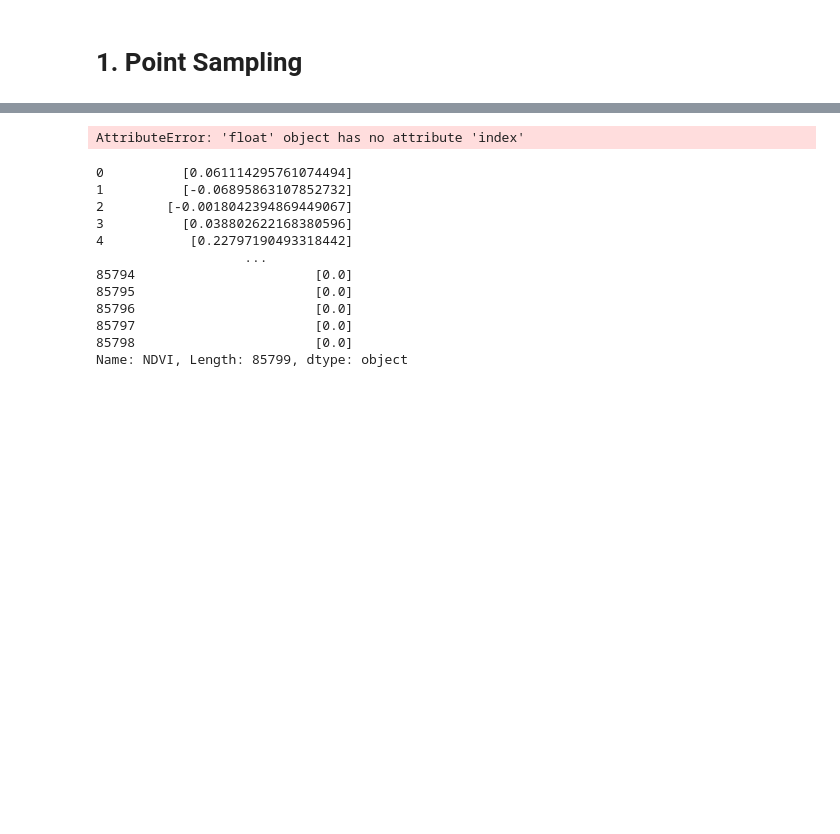
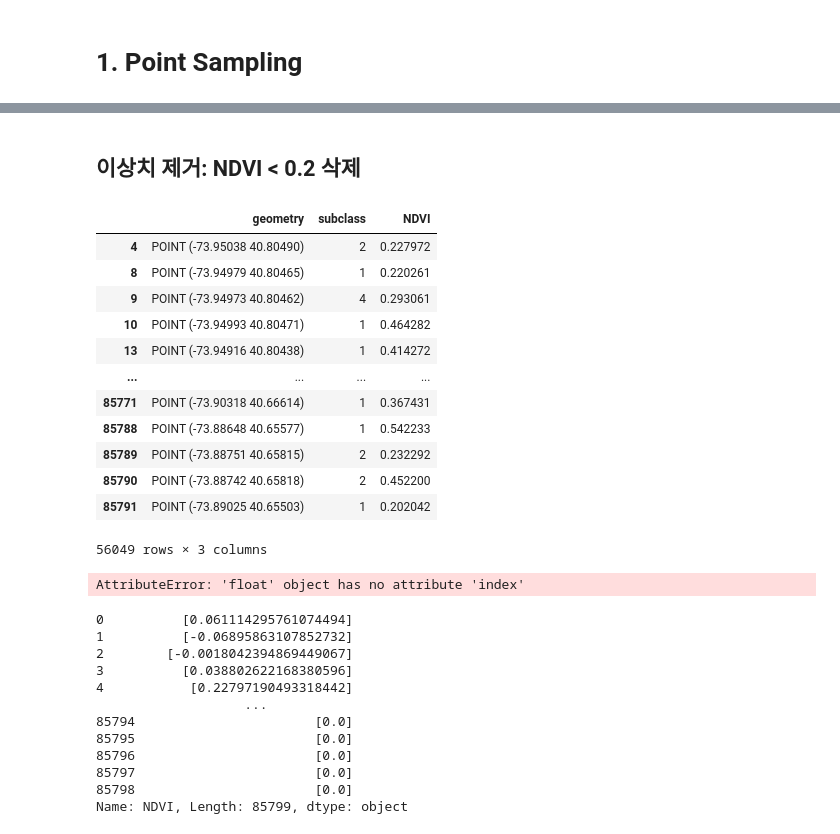
Before and after one commit to haenol/sprout, a Jupyter notebook: data_sampling.ipynb, the cells around one changed output, grey strips where cells are left out. Saved outputs shown, nothing was run; the diff lists cells and outputs as text; code cells hidden in the pictures; blank space fills up the shorter version.

```diff
--- a/data_sampling.ipynb
+++ b/data_sampling.ipynb
@@ -167,3 +207,22 @@ tp_up.head()
+# %% [markdown]
+## 이상치 제거: NDVI < 0.2 삭제
+# %%
+tp = tpall.drop(tpall[tpall['NDVI']<0.2].index)
+tp
+# %% [output]
+|  | geometry | subclass | NDVI |
+| 4 | POINT (-73.95038 40.80490) | 2 | 0.227972 |
+| 8 | POINT (-73.94979 40.80465) | 1 | 0.220261 |
+| 9 | POINT (-73.94973 40.80462) | 4 | 0.293061 |
+| 10 | POINT (-73.94993 40.80471) | 1 | 0.464282 |
+| 13 | POINT (-73.94916 40.80438) | 1 | 0.414272 |
+| ... | ... | ... | ... |
+| 85771 | POINT (-73.90318 40.66614) | 1 | 0.367431 |
+| 85788 | POINT (-73.88648 40.65577) | 1 | 0.542233 |
+| 85789 | POINT (-73.88751 40.65815) | 2 | 0.232292 |
+| 85790 | POINT (-73.88742 40.65818) | 2 | 0.452200 |
+| 85791 | POINT (-73.89025 40.65503) | 1 | 0.202042 |
+56049 rows × 3 columns
 # %%
 NDVI_file = '../KOMPSAT 위성영상/데이터 전처리/4. data/br/NDVI.tif'
 NDVI_src = rasterio.open(NDVI_file) # 파일 읽기
```
Also changed, not shown: parts of 21 cells of this notebook, 4 other files.
